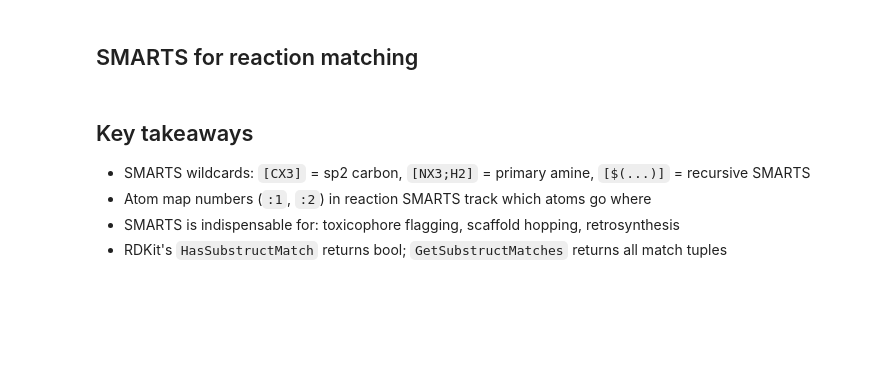
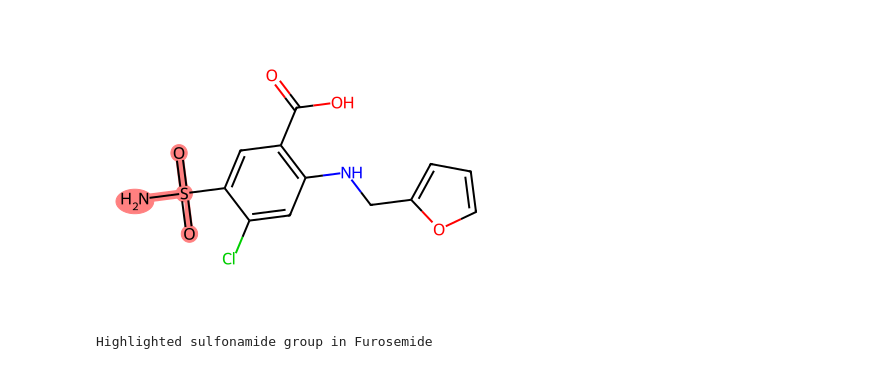
Before and after one commit to hgoelgithub/computational-science-tutorials, a Jupyter notebook: notebooks/cheminformatics/07_smarts_search.ipynb, the cells around one changed output. Saved outputs shown, nothing was run; the diff lists cells and outputs as text; code cells hidden in the pictures; blank space fills up the shorter version.

```diff
--- a/notebooks/cheminformatics/07_smarts_search.ipynb
+++ b/notebooks/cheminformatics/07_smarts_search.ipynb
@@ -54,33 +108,53 @@ print(df.to_string())
 # %%
 from rdkit.Chem.Draw import rdMolDraw2D
 from PIL import Image
 import io
 
 def highlight_match(mol, smarts, size=(400, 300)):
-    pat    = Chem.MolFromSmarts(smarts)
-    matches= mol.GetSubstructMatches(pat)
+    """
+    Highlight atoms and bonds matching a SMARTS pattern in a molecule.
+
+    Parameters:
+    - mol: RDKit molecule object
+    - smarts: SMARTS string for the substructure
+    - size: tuple for image size (width, height)
+
+    Returns:
+    - PIL Image object with highlighted matches
+    """
+    pat = Chem.MolFromSmarts(smarts)
+    if pat is None:
+        raise ValueError(f"Invalid SMARTS: {smarts}")
+
+    matches = mol.GetSubstructMatches(pat)
+
+    # Collect all atoms and bonds involved in matches
     hit_atoms = set()
     hit_bonds = set()
     for match in matches:
         hit_atoms.update(match)
+        # Find bonds between matched atoms
         for b in mol.GetBonds():
             if b.GetBeginAtomIdx() in match and b.GetEndAtomIdx() in match:
                 hit_bonds.add(b.GetIdx())
+
+    # Create 2D drawing with highlights
     drawer = rdMolDraw2D.MolDraw2DCairo(*size)
     drawer.drawOptions().addAtomIndices = False
     rdMolDraw2D.PrepareAndDrawMolecule(
         drawer, mol,
         highlightAtoms=list(hit_atoms),
         highlightBonds=list(hit_bonds),
     )
     drawer.FinishDrawing()
     return Image.open(io.BytesIO(drawer.GetDrawingText()))
 
-# Show sulfonamide match in Furosemide
+# Example: Highlight sulfonamide group in Furosemide
 mol_furo = Chem.MolFromSmiles(library["Furosemide"])
 img = highlight_match(mol_furo, "[NX3][SX4](=O)(=O)")
 img.save("sulfonamide_highlight.png")
 display(img)
-print("Highlighted sulfonamide in Furosemide")
+print("Highlighted sulfonamide group in Furosemide")
+# %% [output]
+[figure, added]
+Highlighted sulfonamide group in Furosemide
-# %% [markdown]
-## SMARTS for reaction matching
@@ -104,6 +160,0 @@ if products:
-# %% [markdown]
-## Key takeaways
-- SMARTS wildcards: `[CX3]` = sp2 carbon, `[NX3;H2]` = primary amine, `[$(...)]` = recursive SMARTS
-- Atom map numbers (`:1`, `:2`) in reaction SMARTS track which atoms go where
-- SMARTS is indispensable for: toxicophore flagging, scaffold hopping, retrosynthesis
-- RDKit's `HasSubstructMatch` returns bool; `GetSubstructMatches` returns all match tuples
```
Also changed, not shown: parts of 15 cells of this notebook, 21 other files.
